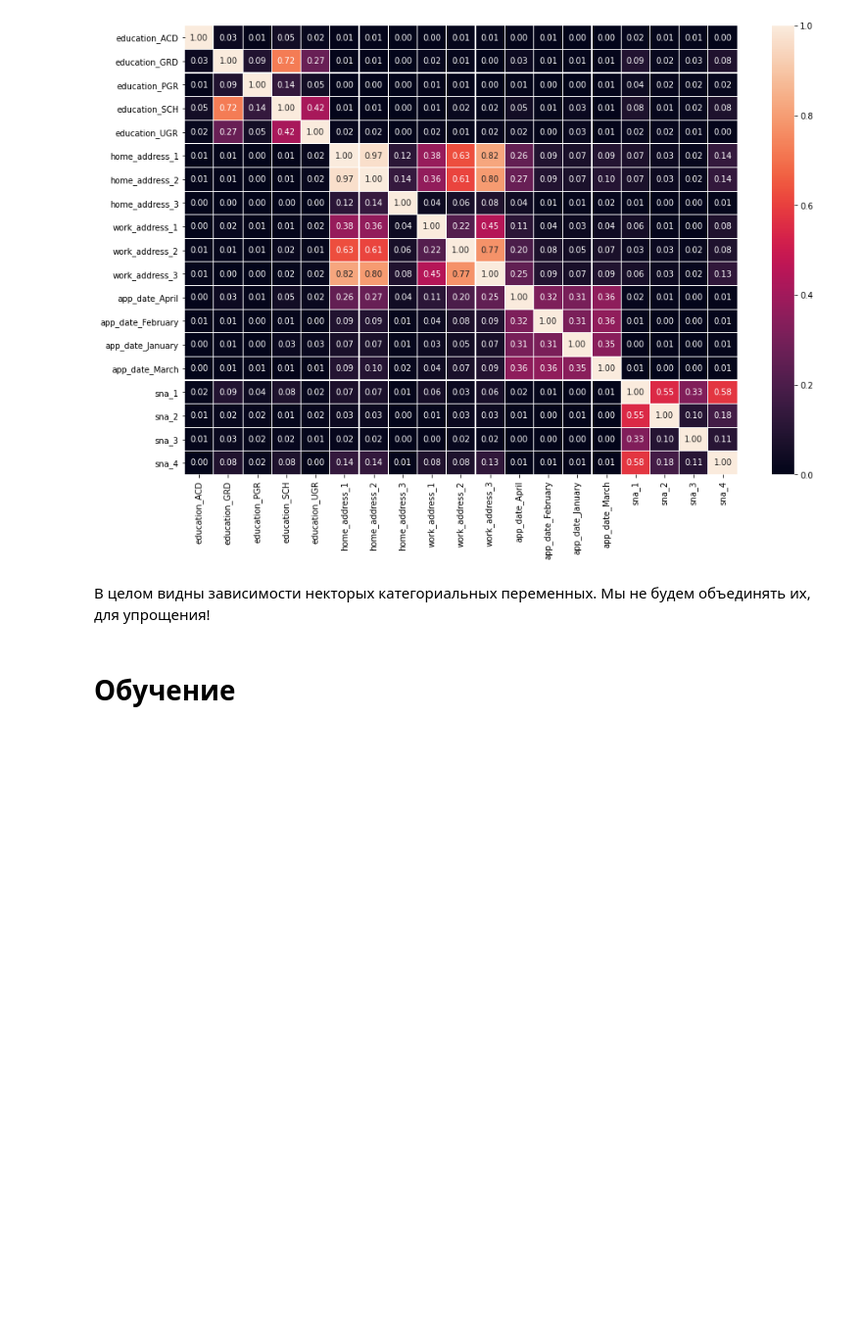
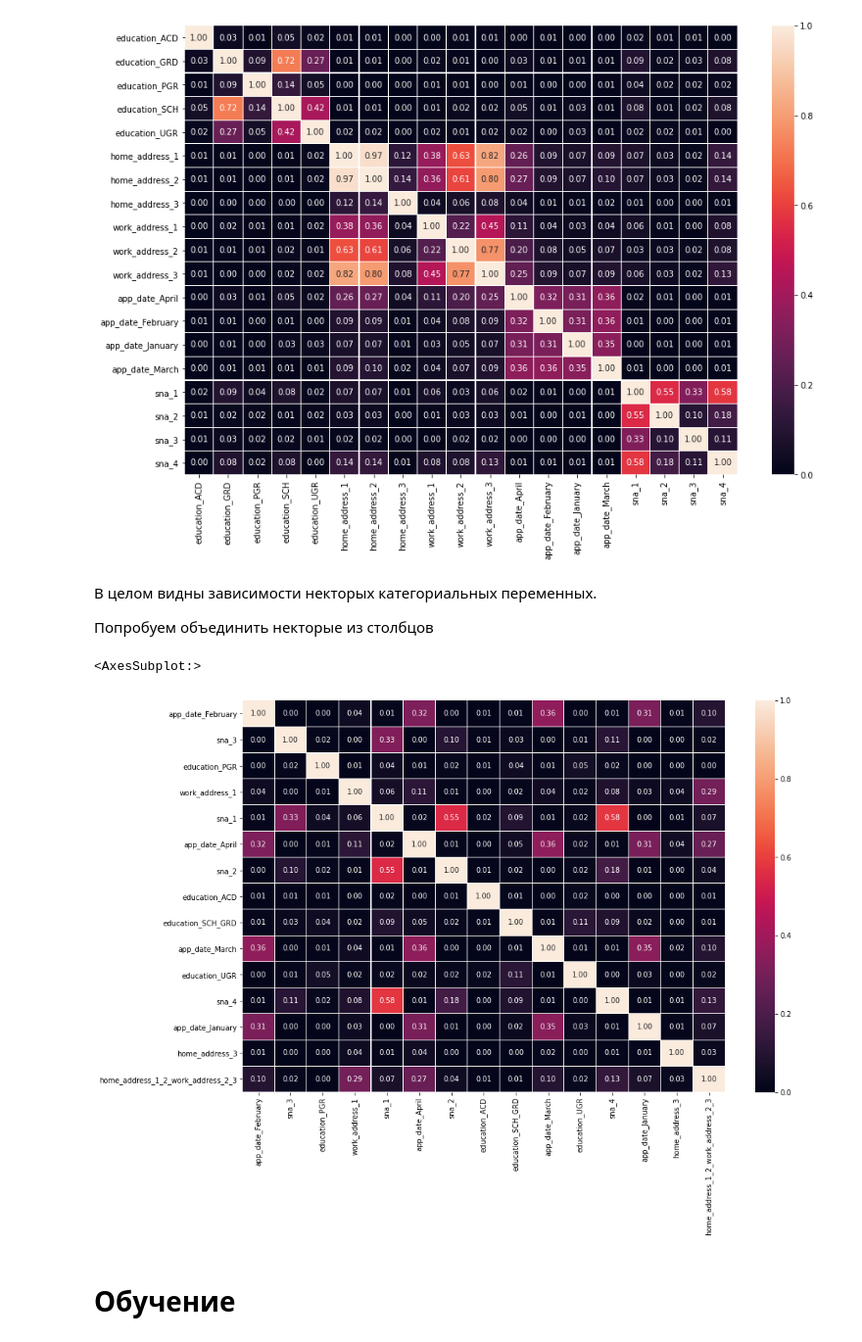
Before and after one commit to daimond025/skillFactory, a Jupyter notebook: module_5/index.ipynb, the cells around one changed output. Shown at 98% size. Drawn from its saved outputs; the diff is of its cells as text; code cells hidden in the pictures; blank space fills up the shorter version.

```diff
--- a/module_5/index.ipynb
+++ b/module_5/index.ipynb
@@ -425,4 +445,6 @@ sns.heatmap(data.query('sample == 1')[cat_cols].corr().abs(), vmin=0, vmax=1,ann
 <AxesSubplot:>
 [figure]
 # %% [markdown]
-В целом видны зависимости некторых категориальных переменных. Мы не будем объединять их, для упрощения!
+В целом видны зависимости некторых категориальных переменных.
+
+Попробуем объединить некторые из столбцов
@@ -429,3 +495,11 @@ sns.heatmap(data.query('sample == 1')[cat_cols].corr().abs(), vmin=0, vmax=1,ann
+# %%
+data,cat_cols = cat_variable_corr(data, cat_cols)
+# %%
+fig, ax = plt.subplots(figsize=(15,10))
+sns.heatmap(data.query('sample == 1')[cat_cols].corr().abs(), vmin=0, vmax=1,annot=True, fmt=".2f", linewidths=0.1)
+# %% [output]
+<AxesSubplot:>
+[figure, added]
 # %% [markdown]
 # Обучение
 # %%
```
Also changed, not shown: parts of 18 cells of this notebook, 2 other files.
